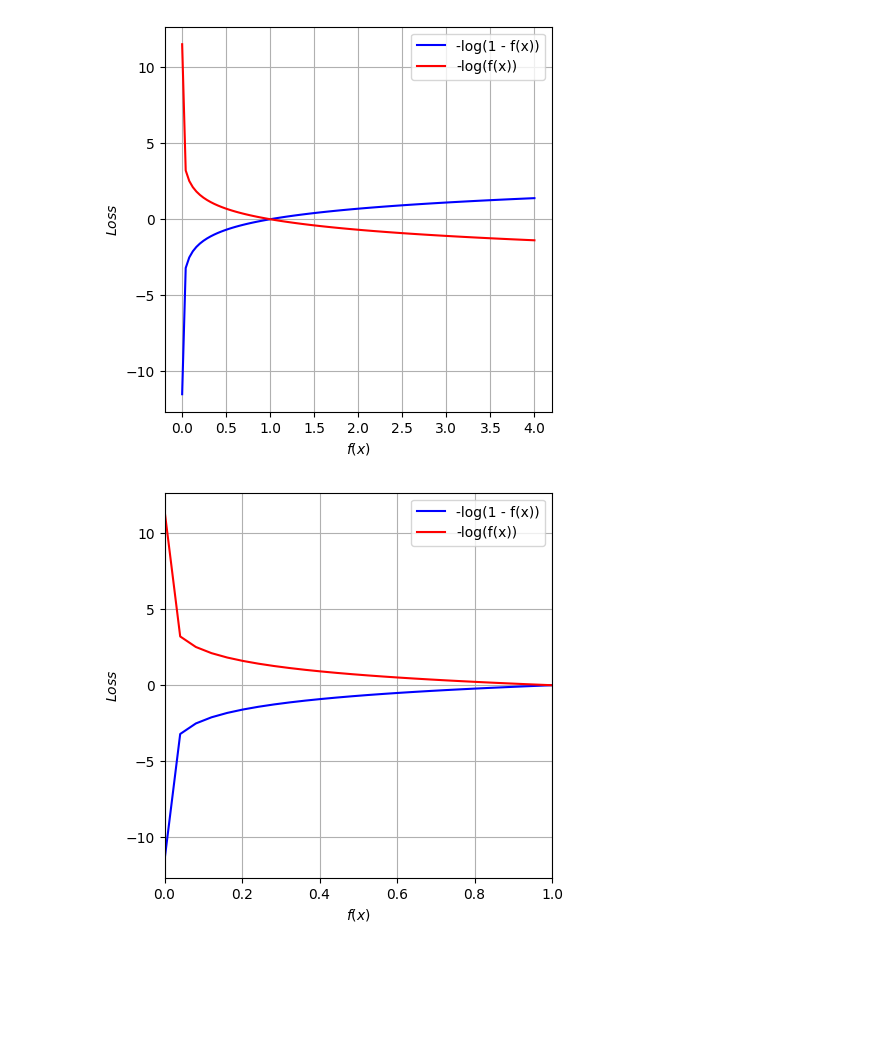
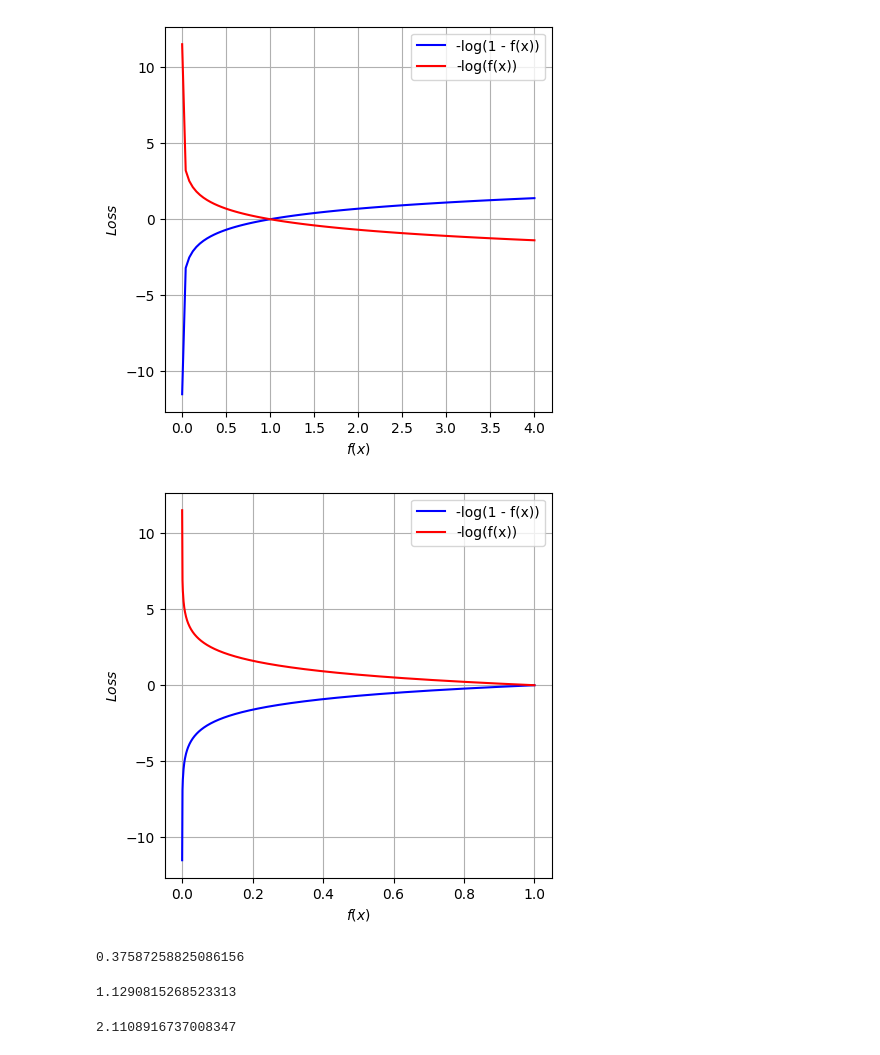
Before and after one commit to anoban/Supervised-Machine-Learning-Regression-and-Classification, a Jupyter notebook: anoban/Cost Function - Logistic Regression.ipynb, the cells around one changed output. Saved outputs shown, nothing was run; the diff lists cells and outputs as text; code cells hidden in the pictures; blank space fills up the shorter version.

```diff
--- a/anoban/Cost Function - Logistic Regression.ipynb
+++ b/anoban/Cost Function - Logistic Regression.ipynb
@@ -113,17 +115,16 @@ plt.show()
 # %%
 fig, axes = plt.subplots()
 fig.set_size_inches(5, 5)
 
-f = np.linspace(0.00001, 4, num = 100)
+f = np.linspace(0.00001, 1, num = 1000)
 y_teq1 = -np.log(f)
 y_teq0 = np.log(f)
 axes.plot(f, y_teq0, label = "-log(1 - f(x))", color = "blue", marker = "none", linestyle = "-")
 axes.plot(f, y_teq1, label = "-log(f(x))", color = "red",  marker = "none", linestyle = "-")
 axes.legend()
 axes.grid()
 axes.set_xlabel(r"$f(x)$")
-axes.set_xlim(0, 1)
 axes.set_ylabel(r"$Loss$")
 plt.show()
 # %% [output]
-[figure, old version]
+[figure, new version]
@@ -129,0 +136,18 @@ plt.show()
+# %%
+# if the algorithm's prediction is 0.684 and the true label is 1, the the loss is around,
+
+y_teq1[np.argmax(np.isclose(f, 0.6868, rtol = 0.001))]
+# %% [output]
+0.37587258825086156
+# %%
+# if the algorithm's prediction is 0.32 and the true label is 1, the the loss is around,
+
+y_teq1[np.argmax(np.isclose(f, 0.3232, rtol = 0.001))]
+# %% [output]
+1.1290815268523313
+# %%
+# if the algorithm's prediction is 0.1 and the true label is 1, the the loss is around,
+
+y_teq1[np.argmax(np.isclose(f, 0.12122, rtol = 0.001))]
+# %% [output]
+2.1108916737008347
```
Also changed, not shown: parts of 26 cells of this notebook, 4 other files.
